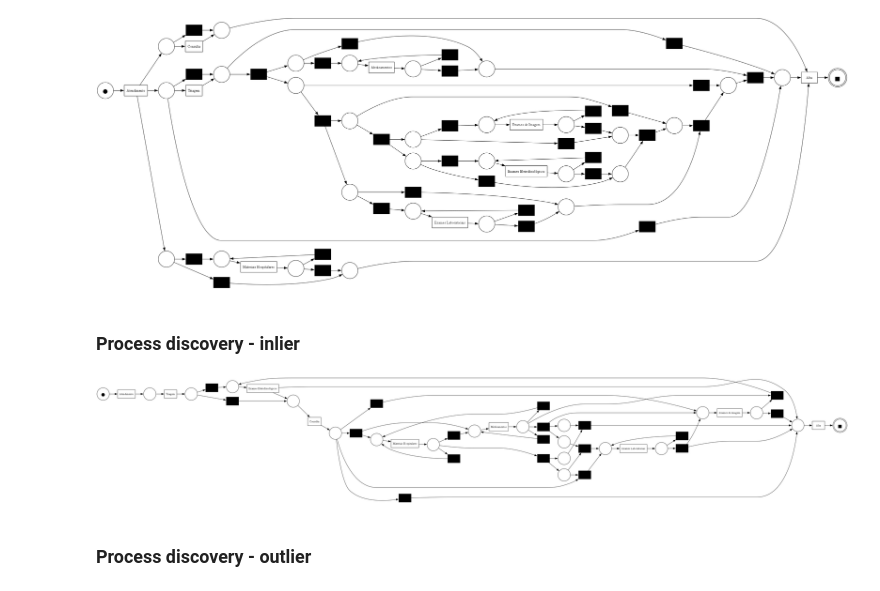
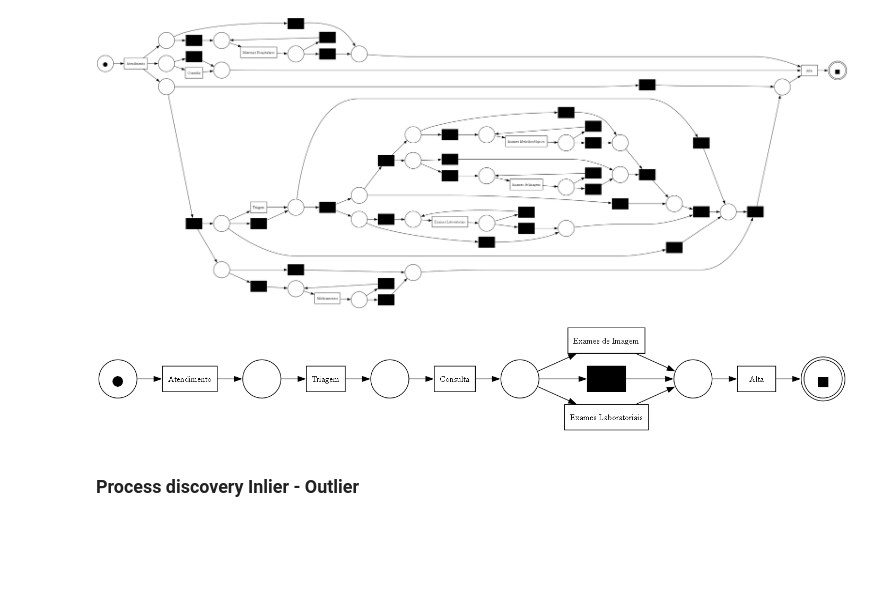
Before and after one commit to Luca-02/brazilian-hospital-process-mining, a Jupyter notebook: process_discovery.ipynb, the cells around one changed output. Drawn from its saved outputs; the diff is of its cells as text; code cells hidden in the pictures; blank space fills up the shorter version.

```diff
--- a/process_discovery.ipynb
+++ b/process_discovery.ipynb
@@ -59,19 +297,16 @@ pm4py.view_performance_dfg(performance_dfg, sa, ea, format='png', aggregation_me
 # %%
-# Discovers a Petri net using the Alpha Miner algorithm.
-net, im, fm = pm4py.discover_petri_net_inductive(df)
+net_inlier_ind, im_inlier_ind, fm_inlier_ind = pm4py.discover_petri_net_inductive(df)
 
-pm4py.view_petri_net(net, im, fm, format='png')
+pm4py.view_petri_net(net_inlier_ind, im_inlier_ind, fm_inlier_ind, format='png')
 # %% [output]
-[figure, old version]
+[figure, new version]
+# %%
+# Top 3 variant model
+top3_variant = pm4py.filter_variants_top_k(df, 3)
+
+net_top3, im_top3, fm_top3 = pm4py.discover_petri_net_inductive(top3_variant)
+pm4py.view_petri_net(net_top3, im_top3, fm_top3, format='png')
+# %% [output]
+[figure, added]
 # %% [markdown]
-### Process discovery - inlier
+### Process discovery Inlier - Outlier
-# %%
-# Process discovery - inlier
-df_inlier = df[df["outlier_label"] == "inlier"]
-
-heu_net_in, im, fm = pm4py.discover_petri_net_heuristics(df_inlier)
-pm4py.view_petri_net(heu_net_in, im, fm, format='png')
-# %% [output]
-[figure, removed]
-# %% [markdown]
-### Process discovery - outlier
```
Also changed, not shown: parts of 36 cells of this notebook, 1 other file.
